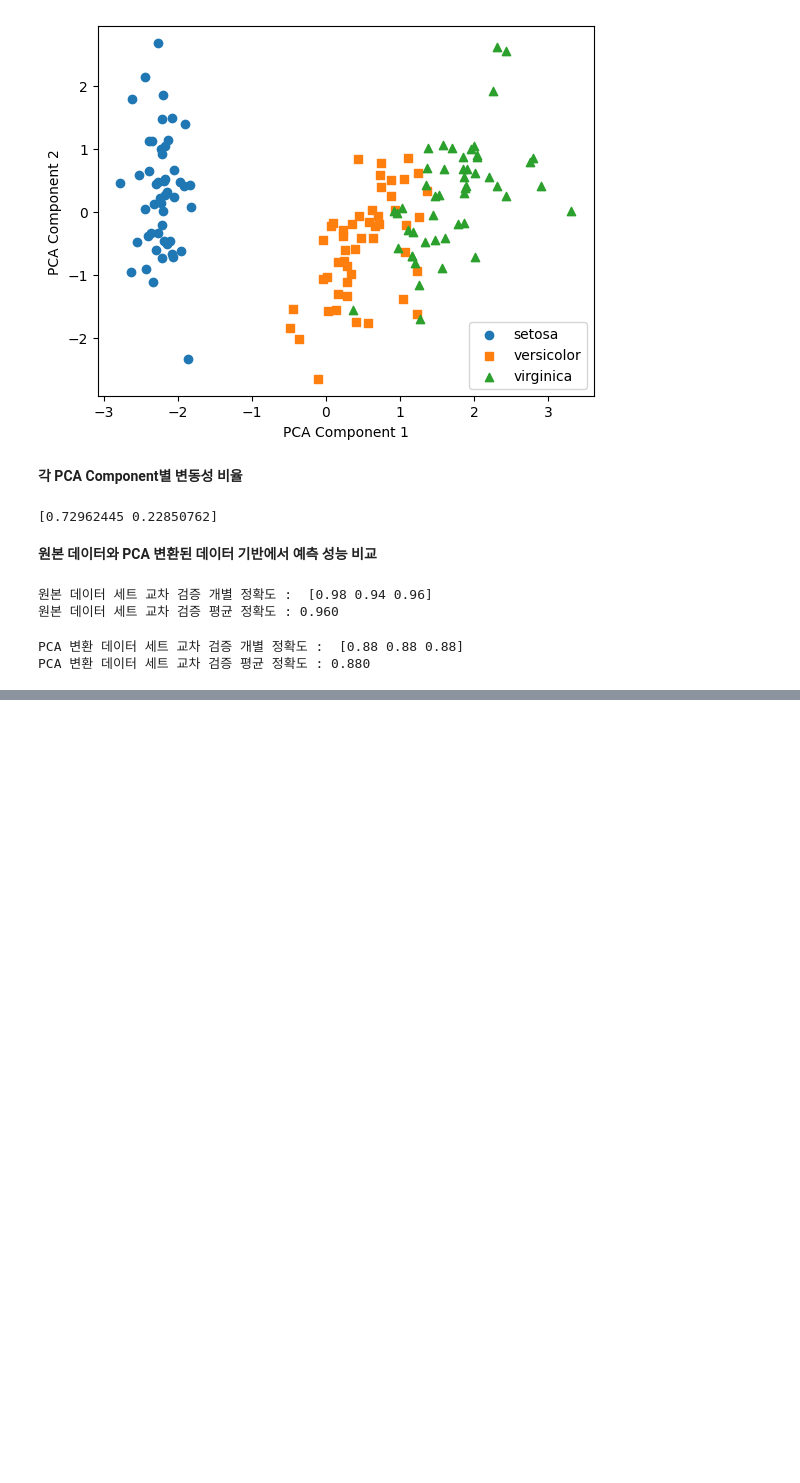
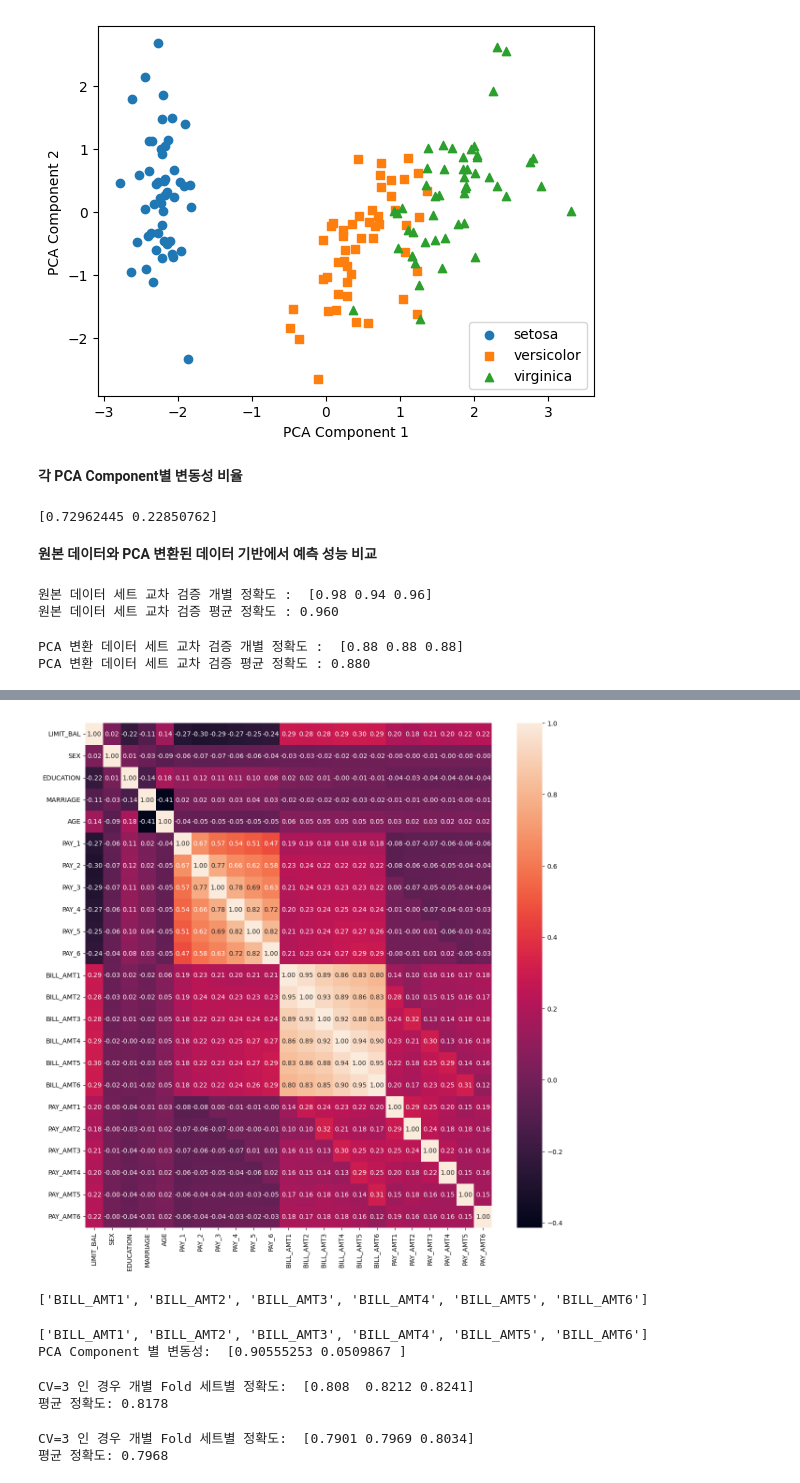
Before and after one commit to SongBeom00/ML, a Jupyter notebook: perfect_guide/6장/6-2_PCA.ipynb, the cells around one changed output, grey strips where cells are left out. Saved outputs shown, nothing was run; the diff lists cells and outputs as text; code cells hidden in the pictures; blank space fills up the shorter version.

Commit message:
:recycle: pca_credit_card

```diff
--- a/perfect_guide/6장/6-2_PCA.ipynb
+++ b/perfect_guide/6장/6-2_PCA.ipynb
@@ -121,0 +124,7 @@ PCA 변환 데이터 세트 교차 검증 평균 정확도 : 0.880
+# %%
+import pandas as pd
+pd.set_option('display.max_columns',30)
+
+df = pd.read_excel('./pca_credit_card.xls', header=1, sheet_name='Data').iloc[:, 1:]
+print(df.shape)
+df.head()
@@ -121,0 +139,4 @@ PCA 변환 데이터 세트 교차 검증 평균 정확도 : 0.880
+# %%
+df.rename(columns={'PAY_0' : 'PAY_1', 'default payment next month' : 'default'} , inplace=True)
+y_target = df['default']
+X_features = df.drop('default', axis=1)
@@ -121,0 +186,62 @@ PCA 변환 데이터 세트 교차 검증 평균 정확도 : 0.880
+# %%
+import seaborn as sns
+import matplotlib.pyplot as plt
+%matplotlib inline
+
+corr = X_features.corr()
+plt.figure(figsize=(14, 14))
+
+sns.heatmap(corr, annot=True, fmt='.2f')
+plt.show()
+# %% [output]
+[figure, added]
+# %%
+cols_bil = ['BILL_AMT'+str(i) for i in range(1, 7)]
+cols_bil
+# %% [output]
+['BILL_AMT1', 'BILL_AMT2', 'BILL_AMT3', 'BILL_AMT4', 'BILL_AMT5', 'BILL_AMT6']
+# %%
+from sklearn.decomposition import PCA
+from sklearn.preprocessing import StandardScaler
+
+cols_bil = ['BILL_AMT'+str(i) for i in range(1, 7)]
+print(cols_bil) # 대상 속성명
+
+scaler = StandardScaler()
+df_cols_scaled = scaler.fit_transform(X_features[cols_bil])
+
+pca = PCA(n_components=2)
+pca.fit(df_cols_scaled)
+print('PCA Component 별 변동성: ', pca.explained_variance_ratio_)
+# %% [output]
+['BILL_AMT1', 'BILL_AMT2', 'BILL_AMT3', 'BILL_AMT4', 'BILL_AMT5', 'BILL_AMT6']
+PCA Component 별 변동성:  [0.90555253 0.0509867 ]
+# %%
+import numpy as np
+from sklearn.ensemble import RandomForestClassifier
+from sklearn.model_selection import cross_val_score
+
+rfc = RandomForestClassifier(n_estimators=300, random_state=156)
+scores = cross_val_score(rfc, X_features, y_target, scoring='accuracy', cv=3)
+
+print('CV=3 인 경우 개별 Fold 세트별 정확도: ',scores)
+print('평균 정확도: {0:.4f}'.format(np.mean(scores)))
+# %% [output]
+CV=3 인 경우 개별 Fold 세트별 정확도:  [0.808  0.8212 0.8241]
+평균 정확도: 0.8178
+# %%
+from sklearn.decomposition import PCA
+from sklearn.preprocessing import StandardScaler
+
+scaler = StandardScaler()
+df_scaled = scaler.fit_transform(X_features)
+
+pca = PCA(n_components=6)
+df_pca = pca.fit_transform(df_scaled)
+scores_pca = cross_val_score(rfc, df_pca, y_target, scoring='accuracy', cv=3)
+
+print('CV=3 인 경우 개별 Fold 세트별 정확도: ', scores_pca)
+print('평균 정확도: {0:.4f}'.format(np.mean(scores_pca)))
+# %% [output]
+CV=3 인 경우 개별 Fold 세트별 정확도:  [0.7901 0.7969 0.8034]
+평균 정확도: 0.7968
```
Also changed, not shown: parts of 5 cells of this notebook, 1 other file.
